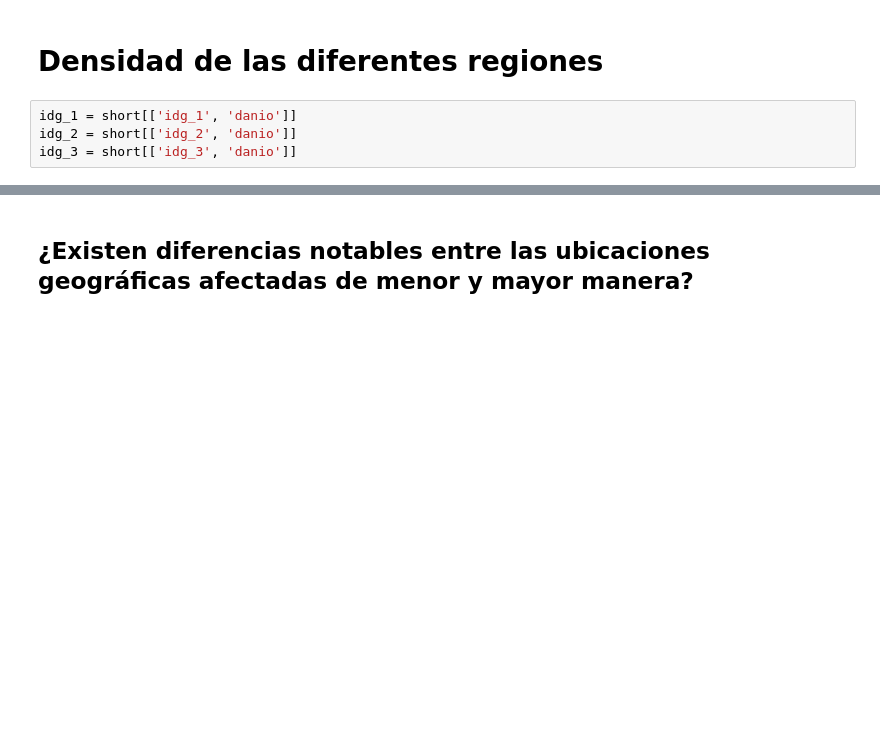
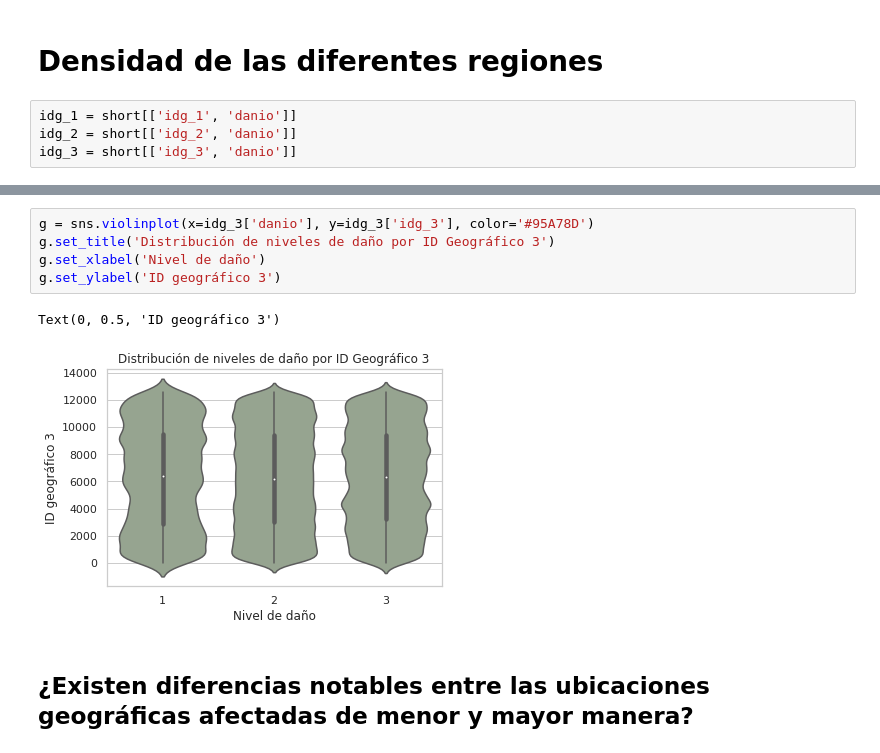
Before and after one commit to hernanrnieva/datos_tp1, a Jupyter notebook: Analisis-Condiciones generales.ipynb, the cells around one changed output, grey strips where cells are left out. Saved outputs shown, nothing was run; the diff lists cells and outputs as text; blank space fills up the shorter version.

```diff
--- a/Analisis-Condiciones generales.ipynb
+++ b/Analisis-Condiciones generales.ipynb
@@ -97,3 +100,11 @@ sns.violinplot(x=idg_3['danio'], y=idg_3['idg_3'], color='#a58faa')
+# %%
+g = sns.violinplot(x=idg_3['danio'], y=idg_3['idg_3'], color='#95A78D')
+g.set_title('Distribución de niveles de daño por ID Geográfico 3')
+g.set_xlabel('Nivel de daño')
+g.set_ylabel('ID geográfico 3')
+# %% [output]
+Text(0, 0.5, 'ID geográfico 3')
+[figure, added]
 # %% [markdown]
 ## ¿Existen diferencias notables entre las ubicaciones geográficas afectadas de menor y mayor manera?
 # %%
```
Also changed, not shown: parts of 6 cells of this notebook.
